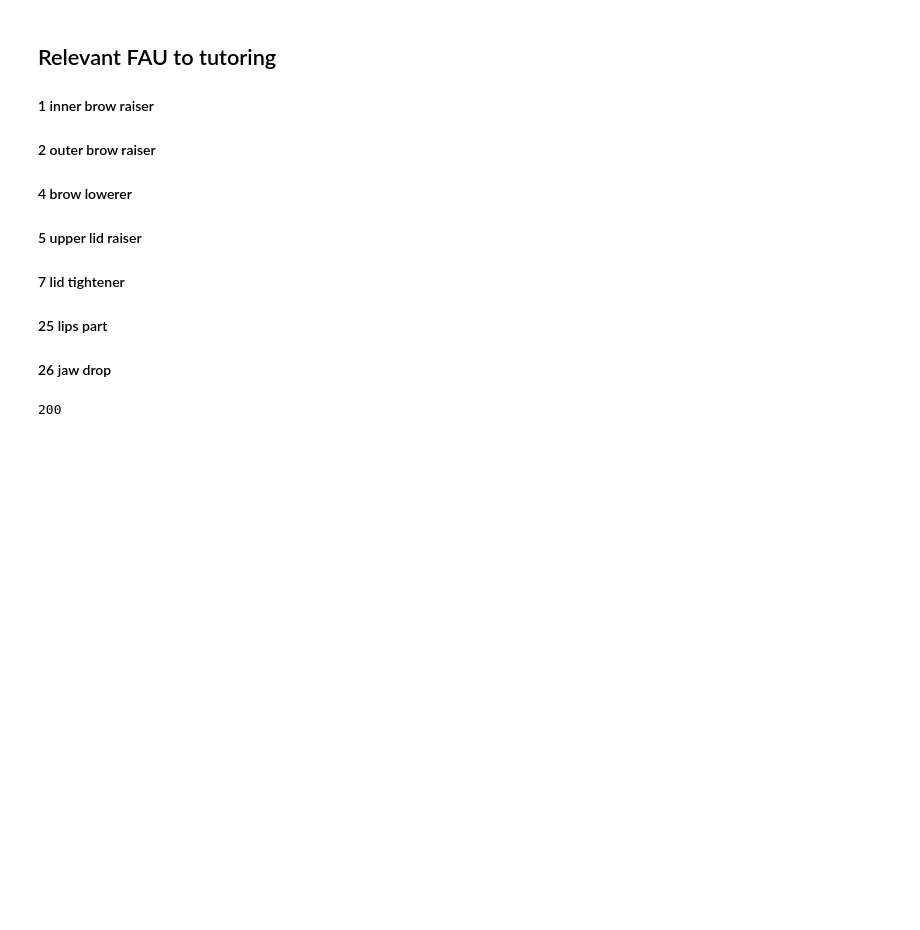
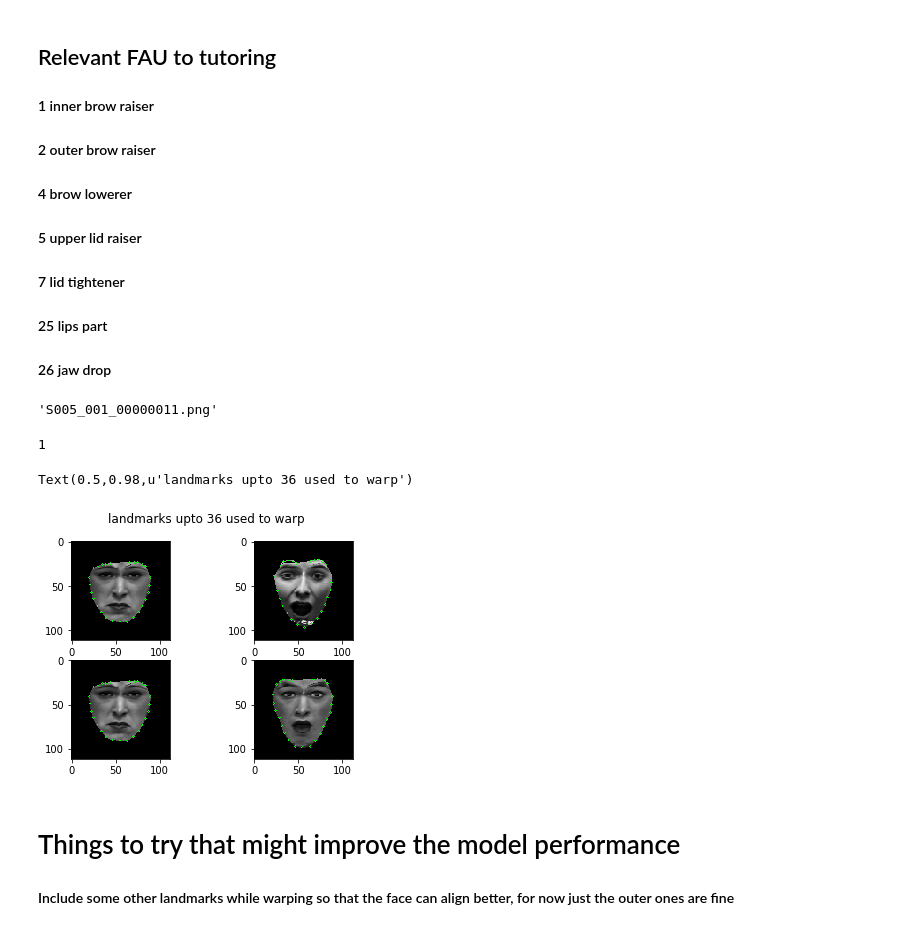
Before and after one commit to amogh112/tryingNaiveModelsEmotionDetect, a Jupyter notebook: try1.ipynb, the cells around one changed output. Cells and saved outputs as stored; diff of their text form; code cells hidden in the pictures; blank space fills up the shorter version.

Commit message:
added visualisation of cropped images inline with matplotlib, fixing nose for warping

```diff
--- a/try1.ipynb
+++ b/try1.ipynb
@@ -584,4 +503,8 @@ path = 'C:/Users/AMOGH GUPTA/Desktop/CMU/Face Alignment/FaceAverage/try_faces/'
-# %%
-int(float('2.00000e+02'))
-# %% [output]
-200
+# %%
+os.listdir('E:/CMU/approach1_april_10/data/cropped/')[0]
+# %% [output]
+'S005_001_00000011.png'
+# %%
+np.random.randint(20)
+# %% [output]
+1
@@ -587,0 +513,18 @@ int(float('2.00000e+02'))
+# %%
+img_to_view_array=[]
+for i in range(40):
+    img=mpimg.imread('E:/CMU/approach1_april_10/data/cropped/'+os.listdir('E:/CMU/approach1_april_10/data/cropped/')[np.random.randint(20)])
+    img_to_view_array.append(img)
+
+f, axarr = plt.subplots(2,2)
+axarr[0,0].imshow(img_to_view_array[np.random.randint(30)])
+axarr[0,1].imshow(img_to_view_array[np.random.randint(30)])
+axarr[1,0].imshow(img_to_view_array[np.random.randint(30)])
+axarr[1,1].imshow(img_to_view_array[np.random.randint(30)])
+f.suptitle('landmarks upto 36 used to warp')
+# %% [output]
+Text(0.5,0.98,u'landmarks upto 36 used to warp')
+[figure, added]
+# %% [markdown]
+# Things to try that might improve the model performance
+#### Include some other landmarks while warping so that the face can align better, for now just the outer ones are fine
```
Also changed, not shown: parts of 8 cells of this notebook.
